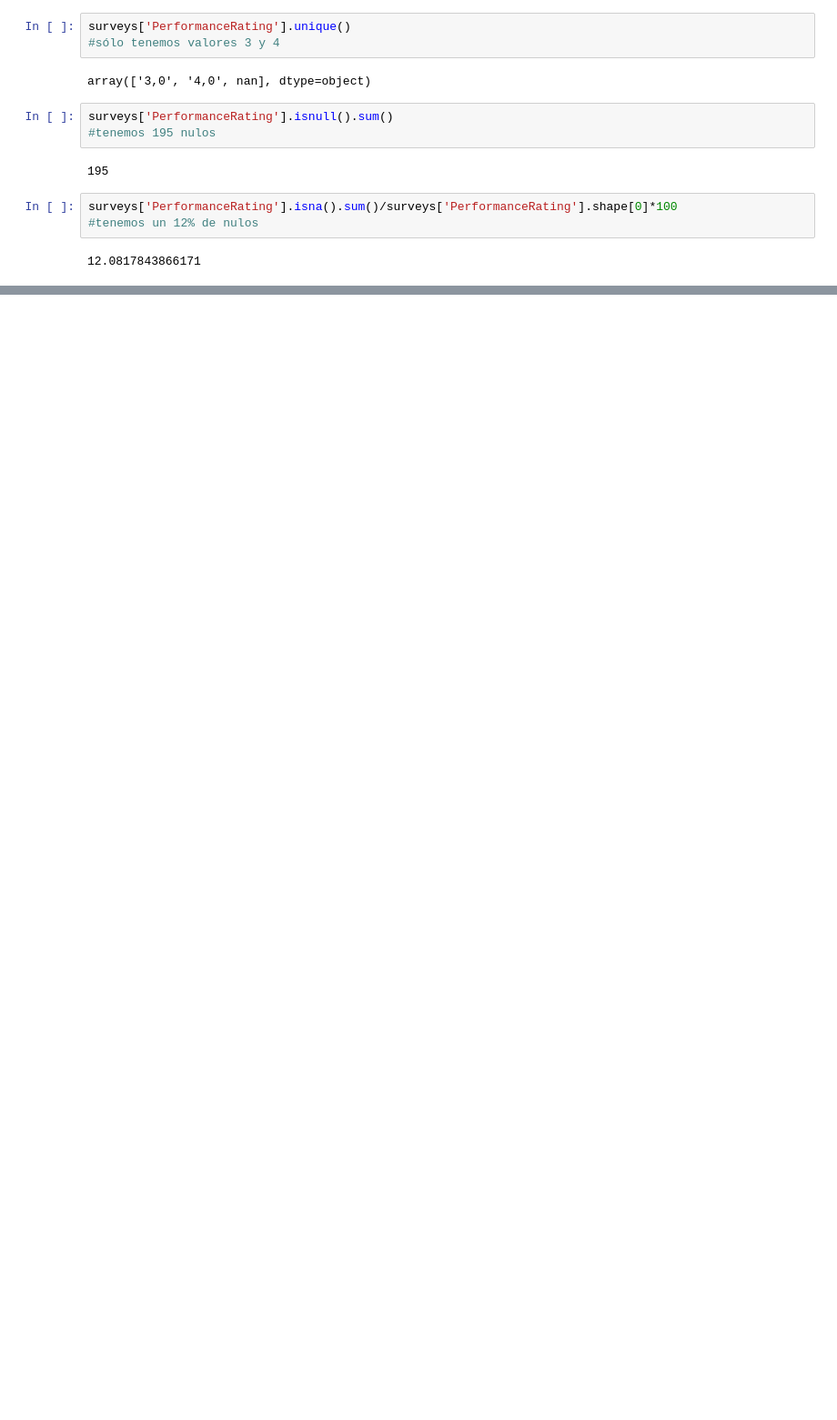
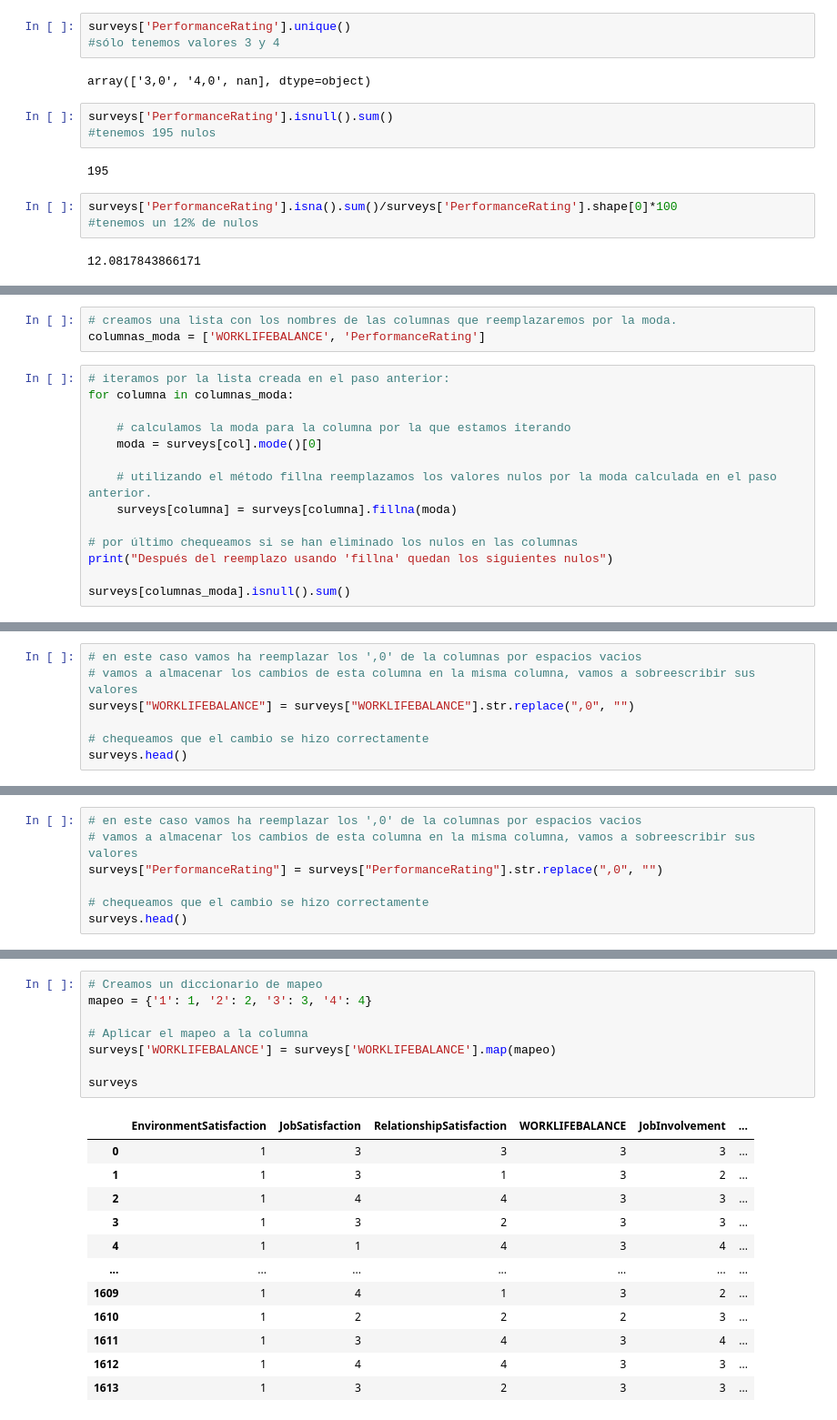
Before and after one commit to raquelmartinrodriguez/proyecto-da-promo-G-modulo-3-team-1, a Jupyter notebook: notebooks/01-exploration/surveys.ipynb, the cells around one changed output, grey strips where cells are left out. Shown at 91% size. Saved outputs shown, nothing was run; the diff lists cells and outputs as text; blank space fills up the shorter version.

```diff
--- a/notebooks/01-exploration/surveys.ipynb
+++ b/notebooks/01-exploration/surveys.ipynb
@@ -332,0 +339,17 @@ dtype: float64
+# %%
+# creamos una lista con los nombres de las columnas que reemplazaremos por la moda.
+columnas_moda = ['WORKLIFEBALANCE', 'PerformanceRating']
+# %%
+# iteramos por la lista creada en el paso anterior:
+for columna in columnas_moda:
+
+    # calculamos la moda para la columna por la que estamos iterando
+    moda = surveys[col].mode()[0]
+
+    # utilizando el método fillna reemplazamos los valores nulos por la moda calculada en el paso anterior.
+    surveys[columna] = surveys[columna].fillna(moda)
+
+# por último chequeamos si se han eliminado los nulos en las columnas
+print("Después del reemplazo usando 'fillna' quedan los siguientes nulos")
+
+surveys[columnas_moda].isnull().sum()
@@ -332,0 +374,7 @@ dtype: float64
+# %%
+# en este caso vamos ha reemplazar los ',0' de la columnas por espacios vacios
+# vamos a almacenar los cambios de esta columna en la misma columna, vamos a sobreescribir sus valores
+surveys["WORKLIFEBALANCE"] = surveys["WORKLIFEBALANCE"].str.replace(",0", "")
+
+# chequeamos que el cambio se hizo correctamente
+surveys.head()
@@ -332,0 +388,7 @@ dtype: float64
+# %%
+# en este caso vamos ha reemplazar los ',0' de la columnas por espacios vacios
+# vamos a almacenar los cambios de esta columna en la misma columna, vamos a sobreescribir sus valores
+surveys["PerformanceRating"] = surveys["PerformanceRating"].str.replace(",0", "")
+
+# chequeamos que el cambio se hizo correctamente
+surveys.head()
@@ -332,0 +419,21 @@ dtype: float64
+# %%
+# Creamos un diccionario de mapeo
+mapeo = {'1': 1, '2': 2, '3': 3, '4': 4}
+
+# Aplicar el mapeo a la columna
+surveys['WORKLIFEBALANCE'] = surveys['WORKLIFEBALANCE'].map(mapeo)
+
+surveys
+# %% [output]
+|  | EnvironmentSatisfaction | JobSatisfaction | RelationshipSatisfaction | WORKLIFEBALANCE | JobInvolvement | ... |
+| 0 | 1 | 3 | 3 | 3 | 3 | ... |
+| 1 | 1 | 3 | 1 | 3 | 2 | ... |
+| 2 | 1 | 4 | 4 | 3 | 3 | ... |
+| 3 | 1 | 3 | 2 | 3 | 3 | ... |
+| 4 | 1 | 1 | 4 | 3 | 4 | ... |
+| ... | ... | ... | ... | ... | ... | ... |
+| 1609 | 1 | 4 | 1 | 3 | 2 | ... |
+| 1610 | 1 | 2 | 2 | 2 | 3 | ... |
+| 1611 | 1 | 3 | 4 | 3 | 4 | ... |
+| 1612 | 1 | 4 | 4 | 3 | 3 | ... |
+| 1613 | 1 | 3 | 2 | 3 | 3 | ... |
```
Also changed, not shown: parts of 30 cells of this notebook.
